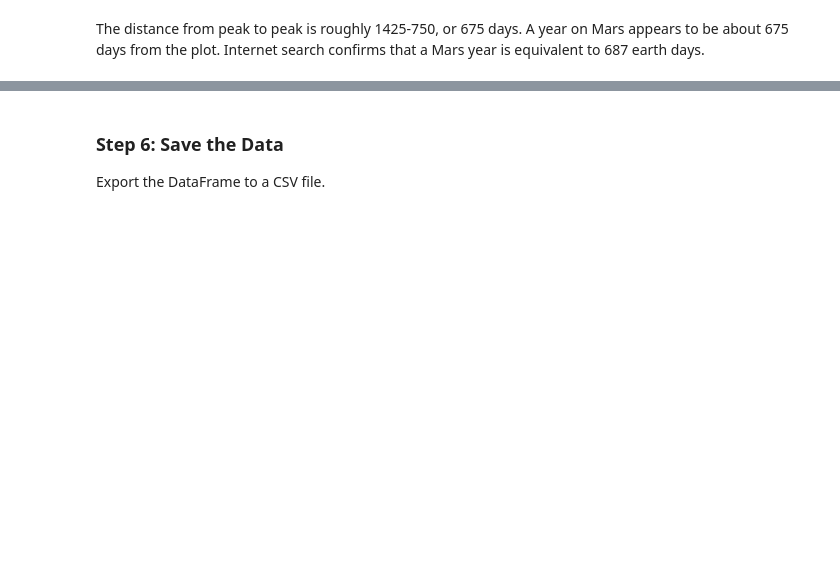
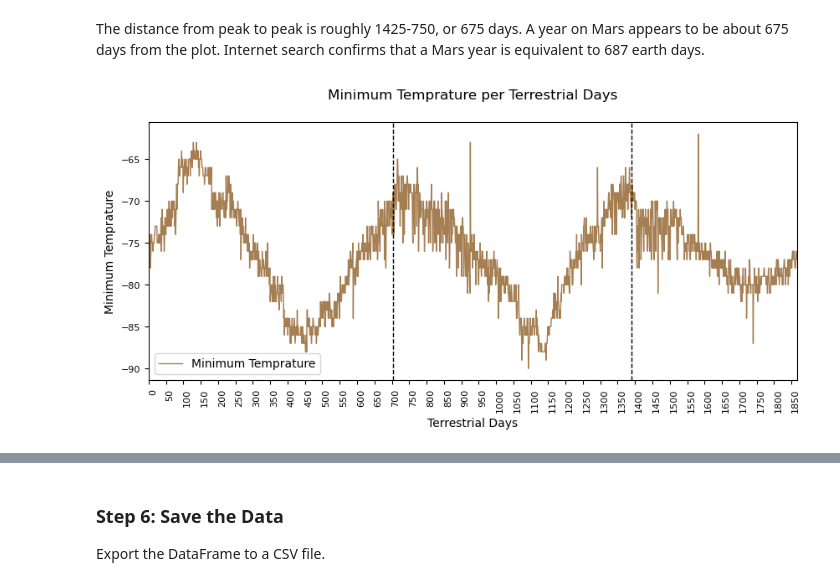
Before and after one commit to theidari/marsjo, a Jupyter notebook: code/mars_weather.ipynb, the cells around one changed output, grey strips where cells are left out. Cells and saved outputs as stored; diff of their text form; code cells hidden in the pictures; blank space fills up the shorter version.

```diff
--- a/code/mars_weather.ipynb
+++ b/code/mars_weather.ipynb
@@ -263,2 +271,7 @@ simple_line(mars_mission_df,["min_temp"],["Terrestrial Days","Minimum Temprature
 # %% [markdown]
 The distance from peak to peak is roughly 1425-750, or 675 days. A year on Mars appears to be about 675 days from the plot. Internet search confirms that a Mars year is equivalent to 687 earth days.
+# %%
+# firm estimation
+simple_line(mars_mission_df,["min_temp"],["Terrestrial Days","Minimum Temprature"],["v",703,1390])
+# %% [output]
+[figure, added]
```
Also changed, not shown: parts of 5 cells of this notebook, 5 other files.
